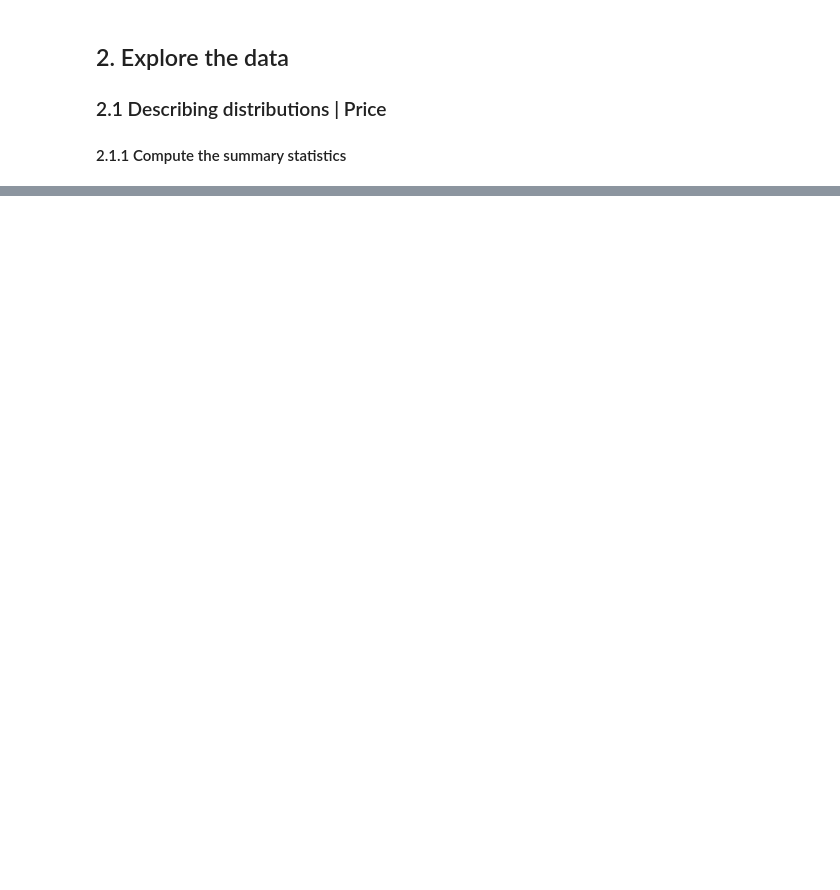
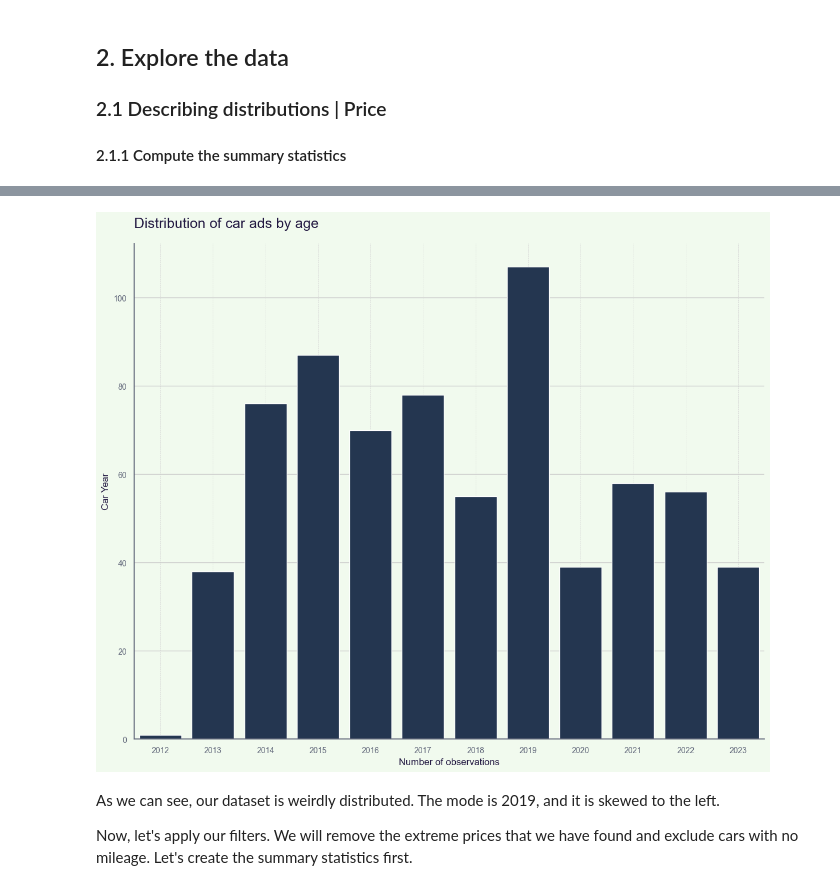
Before and after one commit to felipesebben/bk_data_analysis_studies, a Jupyter notebook: da_data_exercises/ch03-exploratory_data_analysis/02-used_cars_distribution/02-EDA_used_cars._distribution.ipynb, the cells around one changed output, grey strips where cells are left out. Saved outputs shown, nothing was run; the diff lists cells and outputs as text; code cells hidden in the pictures; blank space fills up the shorter version.

```diff
--- a/da_data_exercises/ch03-exploratory_data_analysis/02-used_cars_distribution/02-EDA_used_cars._distribution.ipynb
+++ b/da_data_exercises/ch03-exploratory_data_analysis/02-used_cars_distribution/02-EDA_used_cars._distribution.ipynb
@@ -155,0 +271,42 @@ KeyboardInterrupt:
+# %%
+# Count the number of observations for each year
+year_counts = used_cars["year"].value_counts().sort_index()
+
+# Set the background color of the figure
+plt.figure(
+    figsize=(12, 10),
+    facecolor="#f1faee"
+    )
+
+# Create a horizontal bar plot using sns
+ax = sns.countplot(
+    x="year",
+    data=used_cars,
+    color="#1d3557"
+    )
+
+
+
+# Set the facecolor of the axes to match the background color
+ax.set_facecolor('#f1faee')
+
+# Customize the plot
+plt.xlabel("Number of observations", fontsize=12, color="#231942")
+plt.ylabel("Car Year", fontsize=12, color="#231942")
+plt.title("Distribution of car ads by age", fontsize=18, color="#231942", pad=20, loc="left")
+plt.xticks(fontsize=10, color="#61677A")
+plt.yticks(fontsize=10, color="#61677A")
+ax.tick_params(axis="both", color="#61677A")
+plt.grid(axis="x", linestyle="--", linewidth=0.5, color="lightgray")
+plt.gca().spines["top"].set_visible(False)
+plt.gca().spines["right"].set_visible(False)
+plt.gca().spines["bottom"].set_color("#61677A")
+plt.gca().spines["left"].set_color("#61677A")
+
+plt.tight_layout()
+plt.show()
+# %% [output]
+[figure, added]
+# %% [markdown]
+<p>As we can see, our dataset is weirdly distributed. The mode is 2019, and it is skewed to the left.</p>
+<p>Now, let's apply our filters. We will remove the extreme prices that we have found and exclude cars with no mileage. Let's create the summary statistics first.</p>
```
Also changed, not shown: parts of 22 cells of this notebook, 1 other file.
